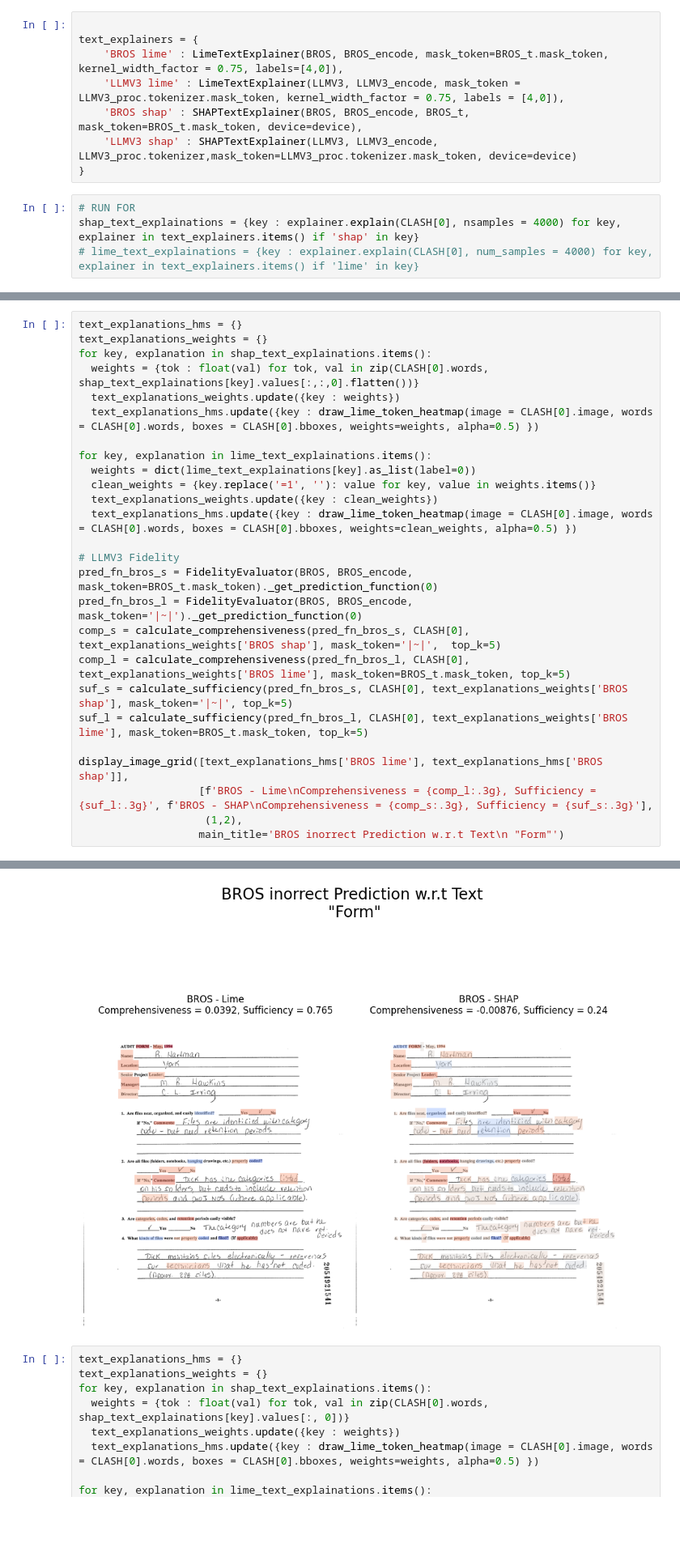
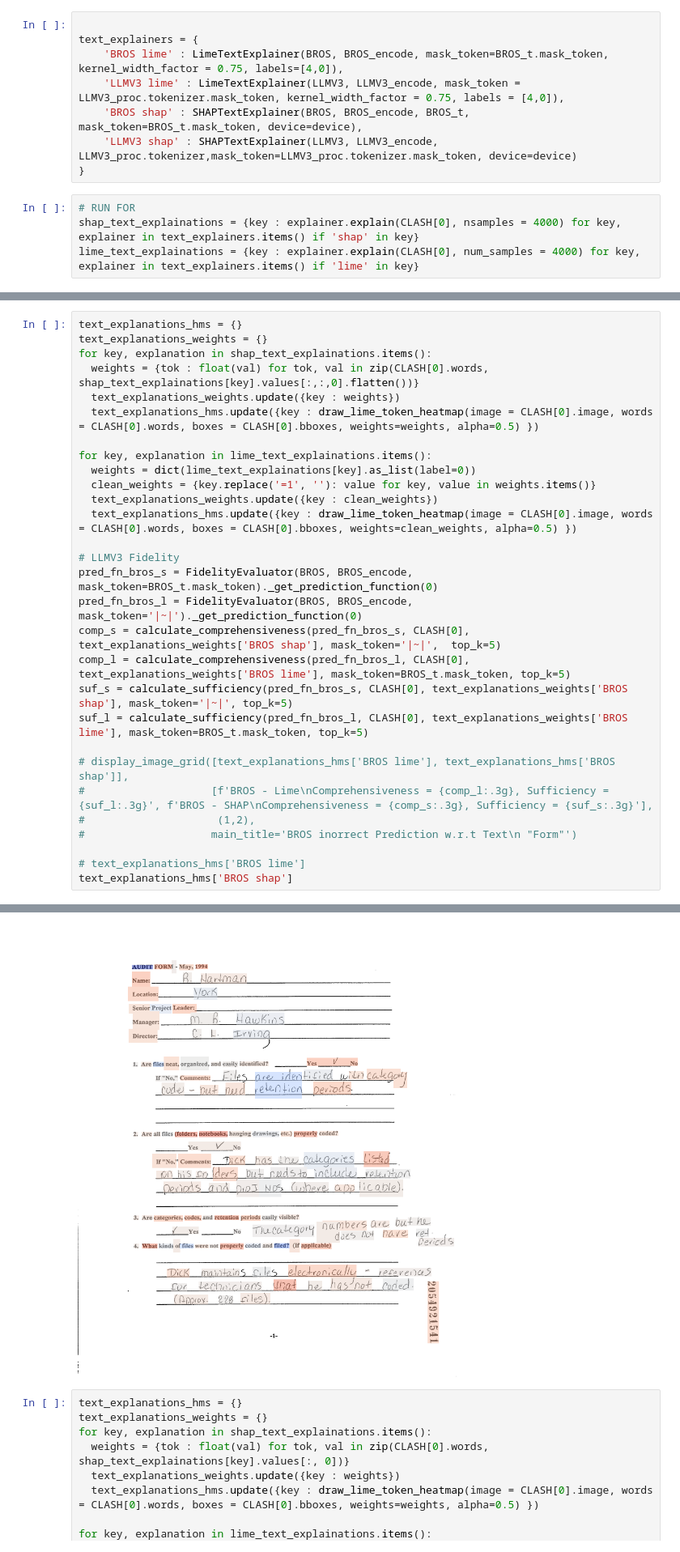
Before and after one commit to adamserag1/Interpretability-for-VRDU-models, a Jupyter notebook: experiments/THESES-DocClas-Local-LLMV3.ipynb, the cells around one changed output, grey strips where cells are left out. Shown at 81% size. Drawn from its saved outputs; the diff is of its cells as text; blank space fills up the shorter version.

```diff
--- a/experiments/THESES-DocClas-Local-LLMV3.ipynb
+++ b/experiments/THESES-DocClas-Local-LLMV3.ipynb
@@ -232,4 +274,4 @@ text_explainers = {
 # %%
 # RUN FOR
 shap_text_explainations = {key : explainer.explain(CLASH[0], nsamples = 4000) for key, explainer in text_explainers.items() if 'shap' in key}
-# lime_text_explainations = {key : explainer.explain(CLASH[0], num_samples = 4000) for key, explainer in text_explainers.items() if 'lime' in key}
+lime_text_explainations = {key : explainer.explain(CLASH[0], num_samples = 4000) for key, explainer in text_explainers.items() if 'lime' in key}
@@ -292,9 +373,12 @@ comp_l = calculate_comprehensiveness(pred_fn_bros_l, CLASH[0], text_explanations
 suf_s = calculate_sufficiency(pred_fn_bros_s, CLASH[0], text_explanations_weights['BROS shap'], mask_token='|~|', top_k=5)
 suf_l = calculate_sufficiency(pred_fn_bros_l, CLASH[0], text_explanations_weights['BROS lime'], mask_token=BROS_t.mask_token, top_k=5)
 
-display_image_grid([text_explanations_hms['BROS lime'], text_explanations_hms['BROS shap']],
-                   [f'BROS - Lime\nComprehensiveness = {comp_l:.3g}, Sufficiency = {suf_l:.3g}', f'BROS - SHAP\nComprehensiveness = {comp_s:.3g}, Sufficiency = {suf_s:.3g}'],
-                    (1,2),
-                   main_title='BROS inorrect Prediction w.r.t Text\n "Form"')
+# display_image_grid([text_explanations_hms['BROS lime'], text_explanations_hms['BROS shap']],
+#                    [f'BROS - Lime\nComprehensiveness = {comp_l:.3g}, Sufficiency = {suf_l:.3g}', f'BROS - SHAP\nComprehensiveness = {comp_s:.3g}, Sufficiency = {suf_s:.3g}'],
+#                     (1,2),
+#                    main_title='BROS inorrect Prediction w.r.t Text\n "Form"')
+
+# text_explanations_hms['BROS lime']
+text_explanations_hms['BROS shap']
 # %% [output]
 Removed top 5 words
@@ -308,4 +392,4 @@ Kept top 5 text tokens
-[figure, old version]
+[figure, new version]
 # %%
 text_explanations_hms = {}
 text_explanations_weights = {}
```
Also changed, not shown: parts of 27 cells of this notebook.
